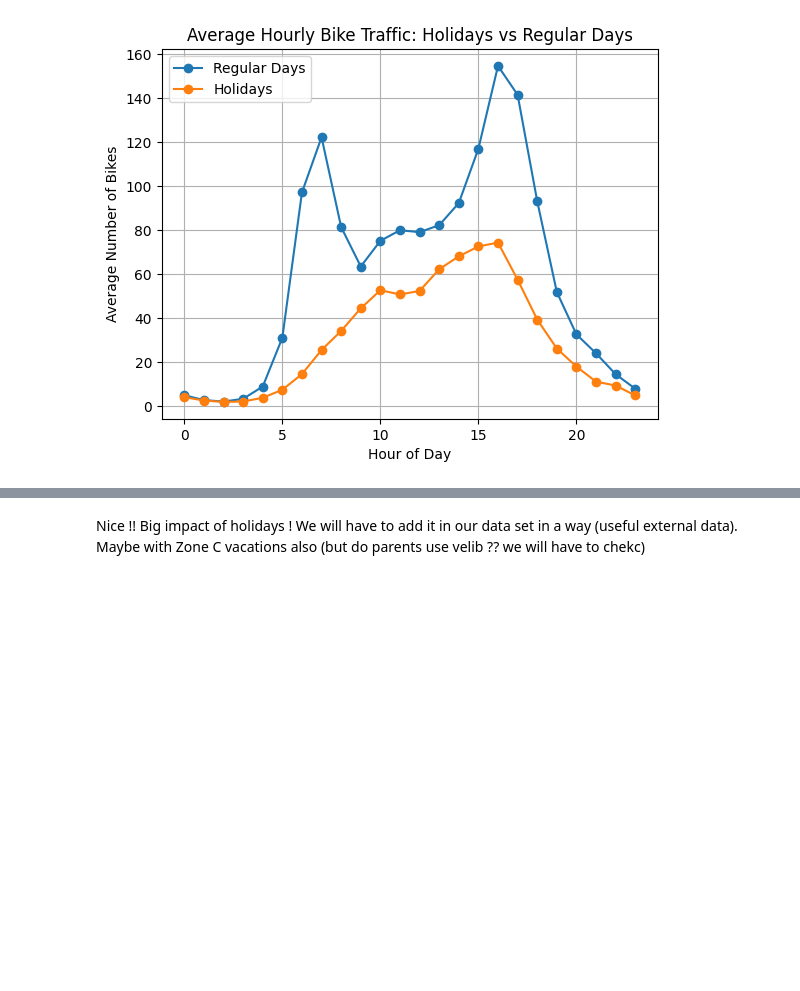
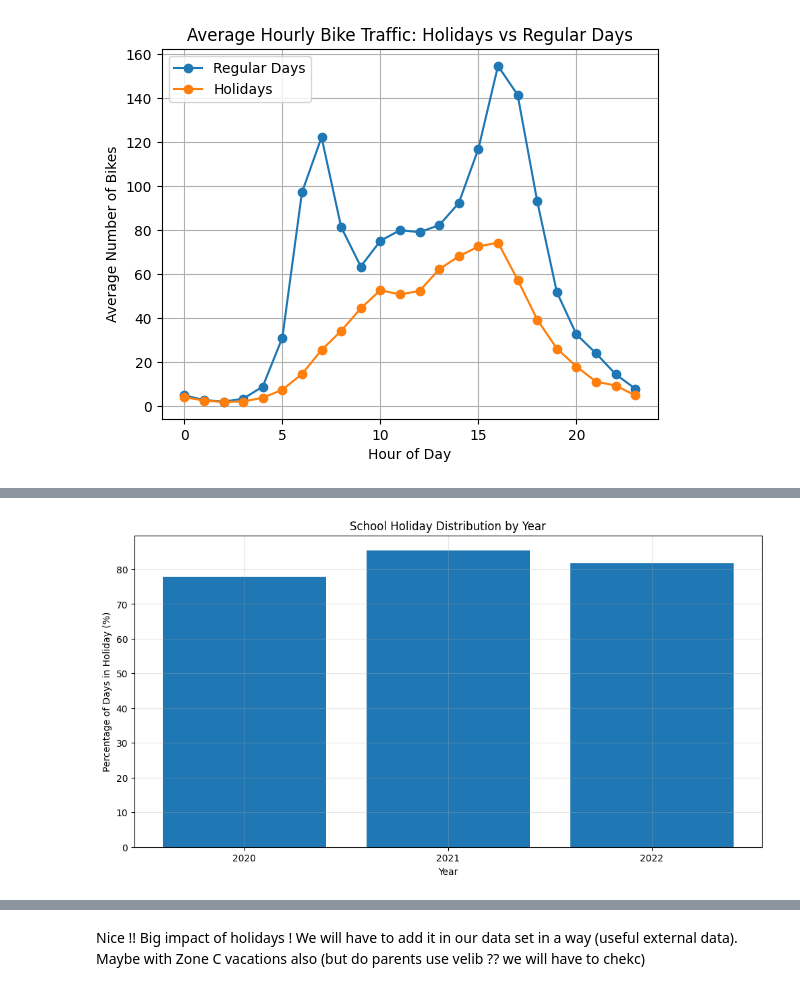
Before and after one commit to alexandreblivet/bike_counters_ac_team, a Jupyter notebook: methodology_notebook.ipynb, the cells around one changed output, grey strips where cells are left out. Drawn from its saved outputs; the diff is of its cells as text; code cells hidden in the pictures; blank space fills up the shorter version.

```diff
--- a/methodology_notebook.ipynb
+++ b/methodology_notebook.ipynb
@@ -209,3 +218,12 @@ plt.show()
 # %% [output]
 <Figure size 1500x600 with 0 Axes>
 [figure]
+# %%
+# Read the holidays data
+holidays_sco = pd.read_csv('external_data/Holidays/Propre_vacances_scolaires.csv')
+
+# Display first few rows and basic info
+print("Holidays DataFrame Info:")
+print(holidays_sco.head())
+print("\nDataset Info:")
+print(holidays_sco.info())
@@ -211,0 +249,3 @@ plt.show()
+# %%
+holidays_sco['date'] = pd.to_datetime(holidays_sco['date'])
+df['is_holiday_sco'] = df['date'].dt.date.isin(holidays_sco['date'].dt.date)
@@ -211,0 +259,73 @@ plt.show()
+# %%
+import pandas as pd
+from datetime import datetime
+
+def analyze_holiday_distribution(holidays_df, start_date='2020-01-01', end_date='2022-12-31'):
+    """
+    Analyze the distribution of school holidays across years
+    """
+    # Ensure date is datetime
+    holidays_df['date'] = pd.to_datetime(holidays_df['date'])
+
+    # Create a date range for the full period
+    date_range = pd.date_range(start=start_date, end=end_date)
+    all_days = pd.DataFrame({'date': date_range})
+
+    # Convert holidays to set for faster lookup
+    holiday_dates = set(holidays_df['date'].dt.date)
+
+    # Mark holidays in full date range
+    all_days['is_holiday'] = all_days['date'].dt.date.isin(holiday_dates)
+
+    # Calculate statistics by year
+    yearly_stats = []
+    for year in all_days['date'].dt.year.unique():
+        year_data = all_days[all_days['date'].dt.year == year]
+        holiday_days = year_data['is_holiday'].sum()
+        total_days = len(year_data)
+
+        yearly_stats.append({
+            'year': year,
+            'total_days': total_days,
+            'holiday_days': holiday_days,
+            'non_holiday_days': total_days - holiday_days,
+            'holiday_percentage': (holiday_days / total_days * 100),
+        })
+
+    stats_df = pd.DataFrame(yearly_stats)
+
+    # Print results
+    print("\nSchool Holiday Analysis by Year:")
+    print("================================")
+    for _, row in stats_df.iterrows():
+        print(f"\nYear {row['year']}:")
+        print(f"Total days: {row['total_days']}")
+        print(f"Holiday days: {row['holiday_days']}")
+        print(f"Non-holiday days: {row['non_holiday_days']}")
+        print(f"Holiday percentage: {row['holiday_percentage']:.1f}%")
+
+    # Overall statistics
+    print("\nOverall Statistics:")
+    print("===================")
+    total_days = len(all_days)
+    total_holidays = all_days['is_holiday'].sum()
+    print(f"Total period days: {total_days}")
+    print(f"Total holiday days: {total_holidays}")
+    print(f"Total non-holiday days: {total_days - total_holidays}")
+    print(f"Overall holiday percentage: {(total_holidays/total_days*100):.1f}%")
+
+    return stats_df
+
+# Run the analysis
+holidays_sco['date'] = pd.to_datetime(holidays_sco['date'])
+stats = analyze_holiday_distribution(holidays_sco)
+
+# Visualize the distribution
+plt.figure(figsize=(12, 6))
+plt.bar(stats['year'].astype(str), stats['holiday_percentage'])
+plt.title('School Holiday Distribution by Year')
+plt.xlabel('Year')
+plt.ylabel('Percentage of Days in Holiday (%)')
+plt.grid(True, alpha=0.3)
+plt.show()
+# %% [output]
@@ -211,0 +349 @@ plt.show()
+[figure, added]
```
Also changed, not shown: parts of 25 cells of this notebook, 1 other file.
